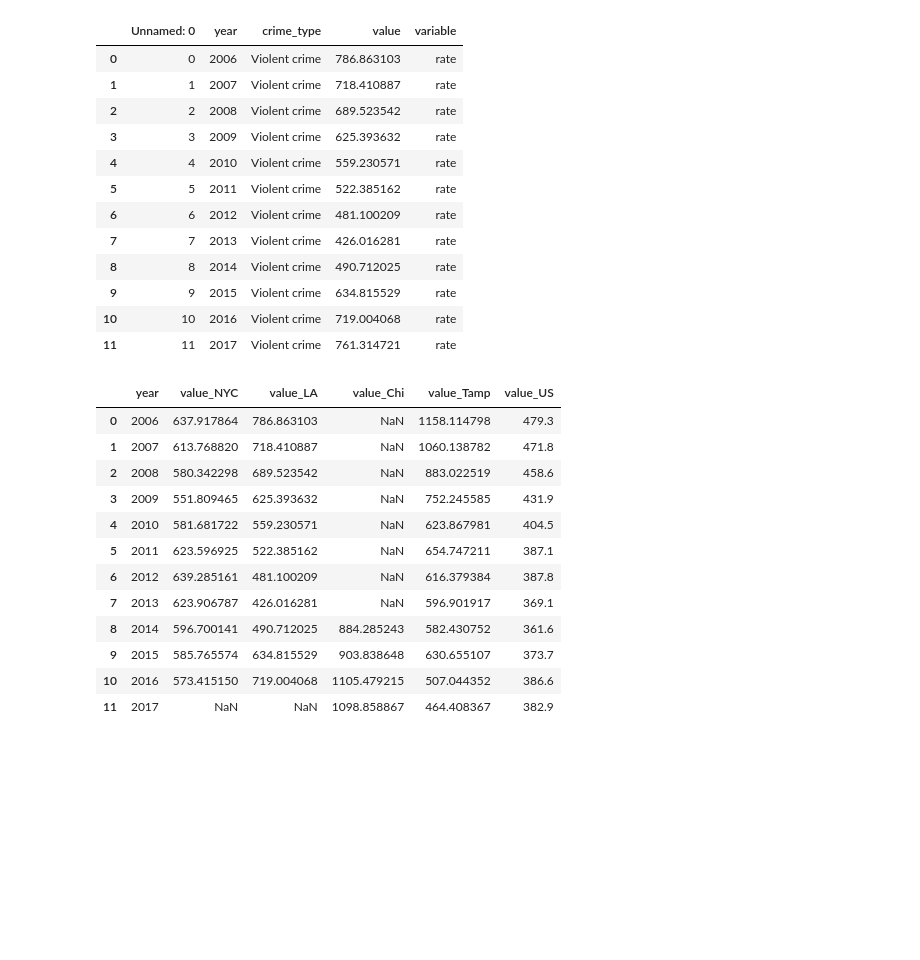
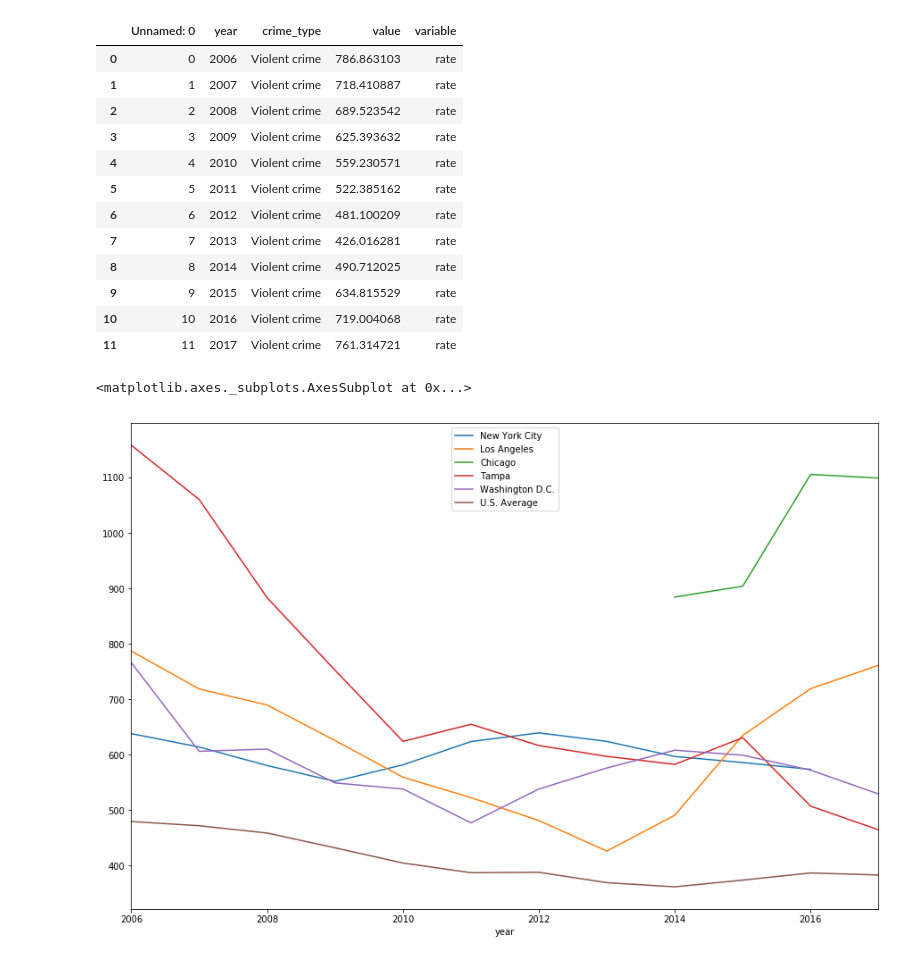
Before and after one commit to MikeAnderson89/National-Crime-Rate-Correlations, a Jupyter notebook: United States/National_Trial.ipynb, the cells around one changed output. Saved outputs shown, nothing was run; the diff lists cells and outputs as text; code cells hidden in the pictures; blank space fills up the shorter version.

```diff
--- a/United States/National_Trial.ipynb
+++ b/United States/National_Trial.ipynb
@@ -10,13 +10,14 @@ nyc_file = "../New York/violent_crime_df_ny.csv"
 la_file = "../Los Angeles/LA_Violent_Crime.csv"
 tampa_file = "../Tampa/Tampa_violent_crime.csv"
 chicago_file = "../Chicago/Chicago_Violent_Crime.csv"
-dc_file = ".."
+dc_file = "../DC_Crime/DC_Violent_Crime.csv"
 US_file = "FBI_US_Crime_Averages.csv"
 
 nyc_data = pd.read_csv(nyc_file)
 la_data = pd.read_csv(la_file)
 tampa_data = pd.read_csv(tampa_file)
 chicago_data = pd.read_csv(chicago_file)
+dc_data = pd.read_csv(dc_file)
 
 US_data = pd.read_csv(US_file)
 US_data.columns.values
@@ -57,28 +58,30 @@ la_data
 | 11 | 11 | 2017 | Violent crime | 761.314721 | rate |
 # %%
 #Merge the dataframes using only the appropriate years
-national_data = pd.merge(nyc_data, la_data, on='year', how='inner', suffixes=('_NYC', '_LA'))
+national_data = pd.merge(nyc_data, la_data, on='year', how='outer', suffixes=('_NYC', '_LA'))
+
 national_data = pd.merge(national_data, chicago_data, on='year', how='outer')
 national_data = national_data.rename(columns = {'value': 'value_Chi'})
+
 national_data = pd.merge(national_data, tampa_data, on='year', how='outer')
 national_data = national_data.rename(columns = {'value': 'value_Tamp'})
-national_data = national_data[['year', 'value_NYC', 'value_LA', 'value_Chi', 'value_Tamp']]
+
+dc_data = dc_data.rename(columns={'Year': 'year'})
+national_data = pd.merge(national_data, dc_data, on='year', how='outer')
+national_data = national_data.rename(columns = {'Violent Crime Rate': 'value_DC'})
+
+national_data = national_data[['year', 'value_NYC', 'value_LA', 'value_Chi', 'value_Tamp', 'value_DC']]
+
+national_data = national_data.rename(columns = {'value_NYC': 'New York City', 'value_LA': 'Los Angeles', 'value_Chi': 'Chicago',
+                                                'value_Tamp': 'Tampa', 'value_DC': 'Washington D.C.'})
+
 national_data = pd.merge(national_data, US_data, on='year', how='left')
-
+national_data = national_data.rename(columns = {'value_US': 'U.S. Average'})
 
 #national_data.plot(kind='line', x='year', figsize=(15,10))
-national_data
+national_data.to_csv('Comparative_Crime_Data.csv')
-# %% [output]
-|  | year | value_NYC | value_LA | value_Chi | value_Tamp | value_US |
-| 0 | 2006 | 637.917864 | 786.863103 | NaN | 1158.114798 | 479.3 |
-| 1 | 2007 | 613.768820 | 718.410887 | NaN | 1060.138782 | 471.8 |
-| 2 | 2008 | 580.342298 | 689.523542 | NaN | 883.022519 | 458.6 |
-| 3 | 2009 | 551.809465 | 625.393632 | NaN | 752.245585 | 431.9 |
-| 4 | 2010 | 581.681722 | 559.230571 | NaN | 623.867981 | 404.5 |
-| 5 | 2011 | 623.596925 | 522.385162 | NaN | 654.747211 | 387.1 |
-| 6 | 2012 | 639.285161 | 481.100209 | NaN | 616.379384 | 387.8 |
-| 7 | 2013 | 623.906787 | 426.016281 | NaN | 596.901917 | 369.1 |
-| 8 | 2014 | 596.700141 | 490.712025 | 884.285243 | 582.430752 | 361.6 |
-| 9 | 2015 | 585.765574 | 634.815529 | 903.838648 | 630.655107 | 373.7 |
-| 10 | 2016 | 573.415150 | 719.004068 | 1105.479215 | 507.044352 | 386.6 |
-| 11 | 2017 | NaN | NaN | 1098.858867 | 464.408367 | 382.9 |
+# %%
+national_data.plot(kind='line', x = 'year', figsize = (15,10))
+# %% [output]
+<matplotlib.axes._subplots.AxesSubplot at 0x...>
+[figure, added]
```
Also changed, not shown: 3 other files.
